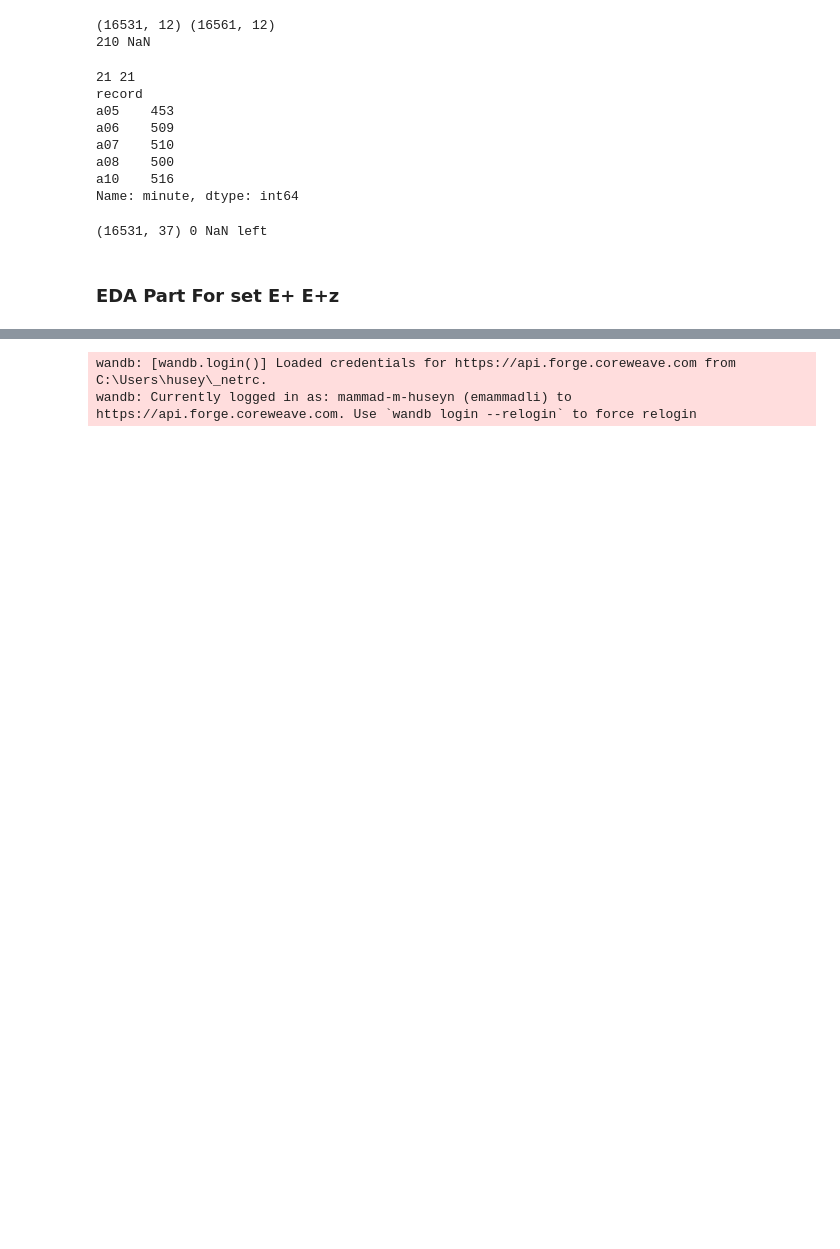
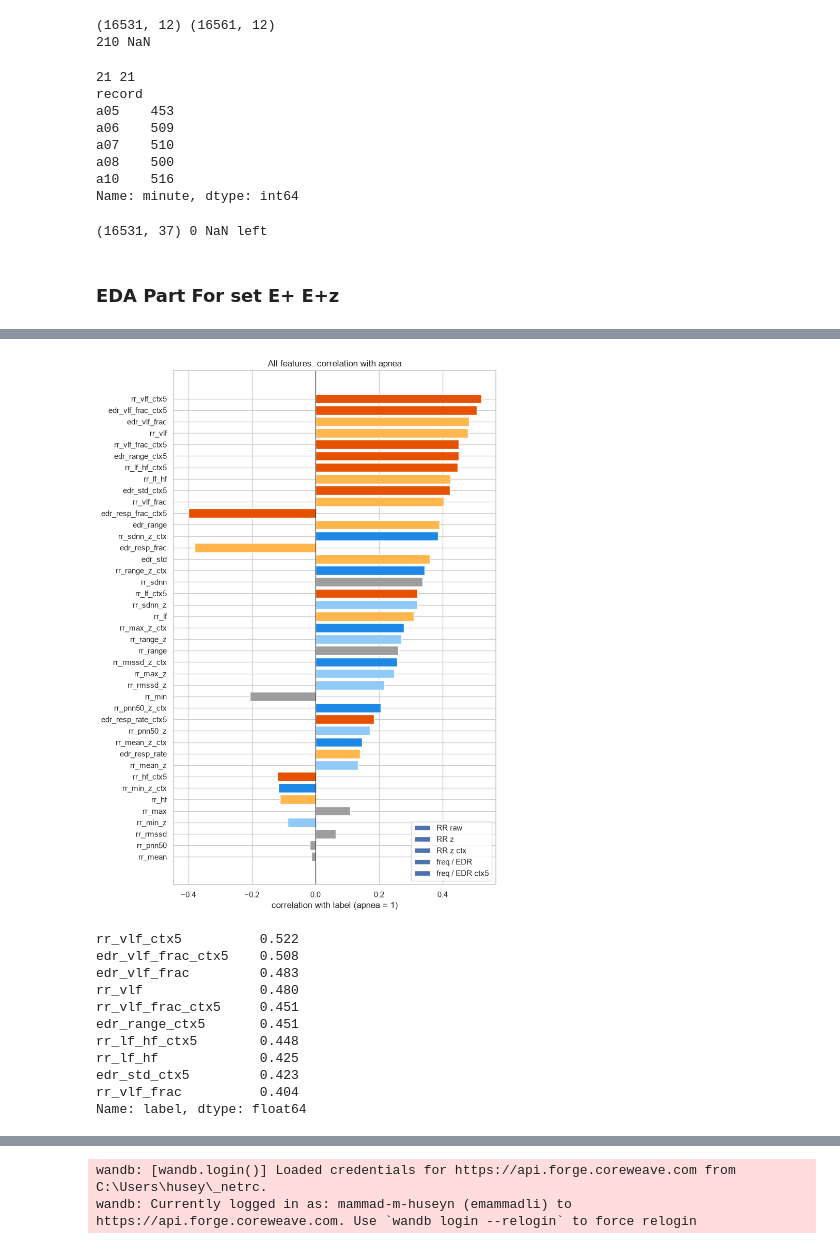
Before and after one commit to MammadHuseyn/apnea-ecg-ml, a Jupyter notebook: notebooks/04_ml_models.ipynb, the cells around one changed output, grey strips where cells are left out. Drawn from its saved outputs; the diff is of its cells as text; code cells hidden in the pictures; blank space fills up the shorter version.

```diff
--- a/notebooks/04_ml_models.ipynb
+++ b/notebooks/04_ml_models.ipynb
@@ -96,0 +136,35 @@ train[FREQ_COLS].describe().T.round(3)
+# %%
+ALL = BASE + Z + CTX + FREQ_COLS + FREQ_CTX
+corr_y = train[ALL + ["label"]].corr()["label"].drop("label")
+
+kind = pd.Series("RR raw", index=ALL)
+kind[Z] = "RR z"; kind[CTX] = "RR z ctx"; kind[FREQ_COLS] = "freq / EDR"; kind[FREQ_CTX] = "freq / EDR ctx5"
+palette = {"RR raw": "#9e9e9e", "RR z": "#90caf9", "RR z ctx": "#1e88e5",
+           "freq / EDR": "#ffb74d", "freq / EDR ctx5": "#e65100"}
+
+order = corr_y.abs().sort_values().index
+plt.figure(figsize=(8, 11))
+plt.barh(order, corr_y[order], color=kind[order].map(palette))
+plt.axvline(0, color="black", lw=0.8)
+for k, c in palette.items():
+    plt.barh([], [], color=c, label=k)          # legend entries
+plt.legend(loc="lower right"); plt.xlabel("correlation with label (apnea = 1)")
+plt.title("All features: correlation with apnea")
+plt.tight_layout()
+plt.savefig(FIG / "feature_label_correlation_all.png", dpi=150, bbox_inches="tight")
+plt.show()
+
+corr_y.reindex(corr_y.abs().sort_values(ascending=False).index).head(10).round(3)
+# %% [output]
+[figure, added]
+rr_vlf_ctx5          0.522
+edr_vlf_frac_ctx5    0.508
+edr_vlf_frac         0.483
+rr_vlf               0.480
+rr_vlf_frac_ctx5     0.451
+edr_range_ctx5       0.451
+rr_lf_hf_ctx5        0.448
+rr_lf_hf             0.425
+edr_std_ctx5         0.423
+rr_vlf_frac          0.404
+Name: label, dtype: float64
```
Also changed, not shown: parts of 5 cells of this notebook.
